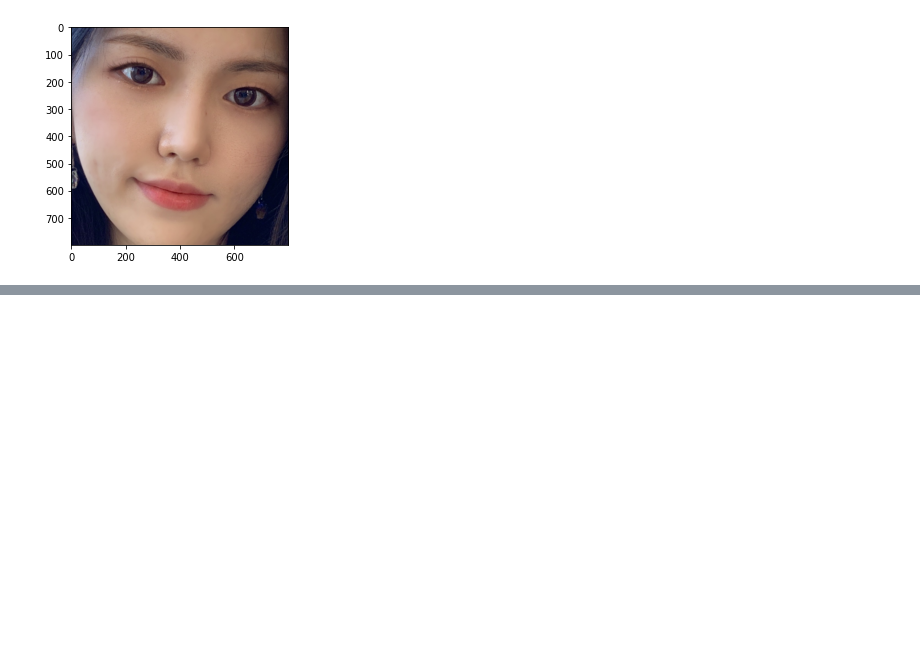
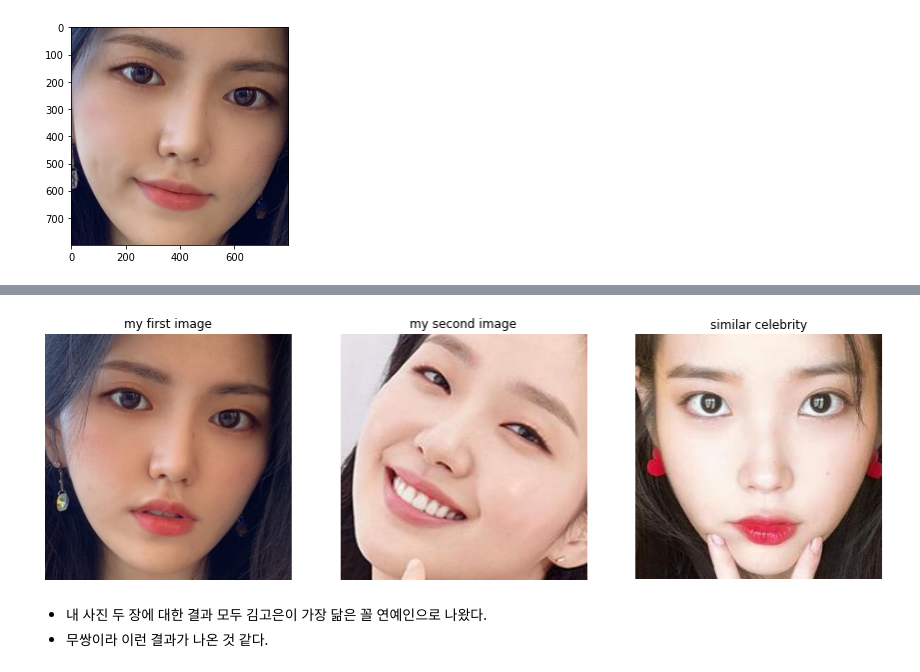
Before and after one commit to ksumini/ML-DL-Study, a Jupyter notebook: [E-05] Find_Celebrity.ipynb, the cells around one changed output, grey strips where cells are left out. Drawn from its saved outputs; the diff is of its cells as text; code cells hidden in the pictures; blank space fills up the shorter version.

```diff
--- a/[E-05] Find_Celebrity.ipynb
+++ b/[E-05] Find_Celebrity.ipynb
@@ -358,0 +463,30 @@ embedding
+# %%
+fig = plt.figure(figsize=(15, 6))
+
+ax1 = fig.add_subplot(1, 3, 1)
+image_file = os.path.join(cropped_path, '김수민2_cropped.jpg')
+face = face_recognition.load_image_file(image_file)
+ax1.imshow(face)
+ax1.set_title('my first image')
+ax1.axis("off")
+
+ax2 = fig.add_subplot(1, 3, 2)
+image_file = os.path.join(cropped_path, '김고은_cropped.jpg')
+face = face_recognition.load_image_file(image_file)
+ax2.imshow(face)
+ax2.set_title('my second image')
+ax2.axis("off")
+
+ax3 = fig.add_subplot(1, 3, 3)
+image_file = os.path.join(cropped_path, '아이유_cropped.jpg')
+face = face_recognition.load_image_file(image_file)
+ax3.imshow(face)
+ax3.set_title('similar celebrity')
+ax3.axis("off")
+
+plt.show()
+# %% [output]
+[figure, added]
+# %% [markdown]
+- 내 사진 두 장에 대한 결과 모두 김고은이 가장 닮은 꼴 연예인으로 나왔다.
+- 무쌍이라 이런 결과가 나온 것 같다.
```
Also changed, not shown: parts of 23 cells of this notebook.
